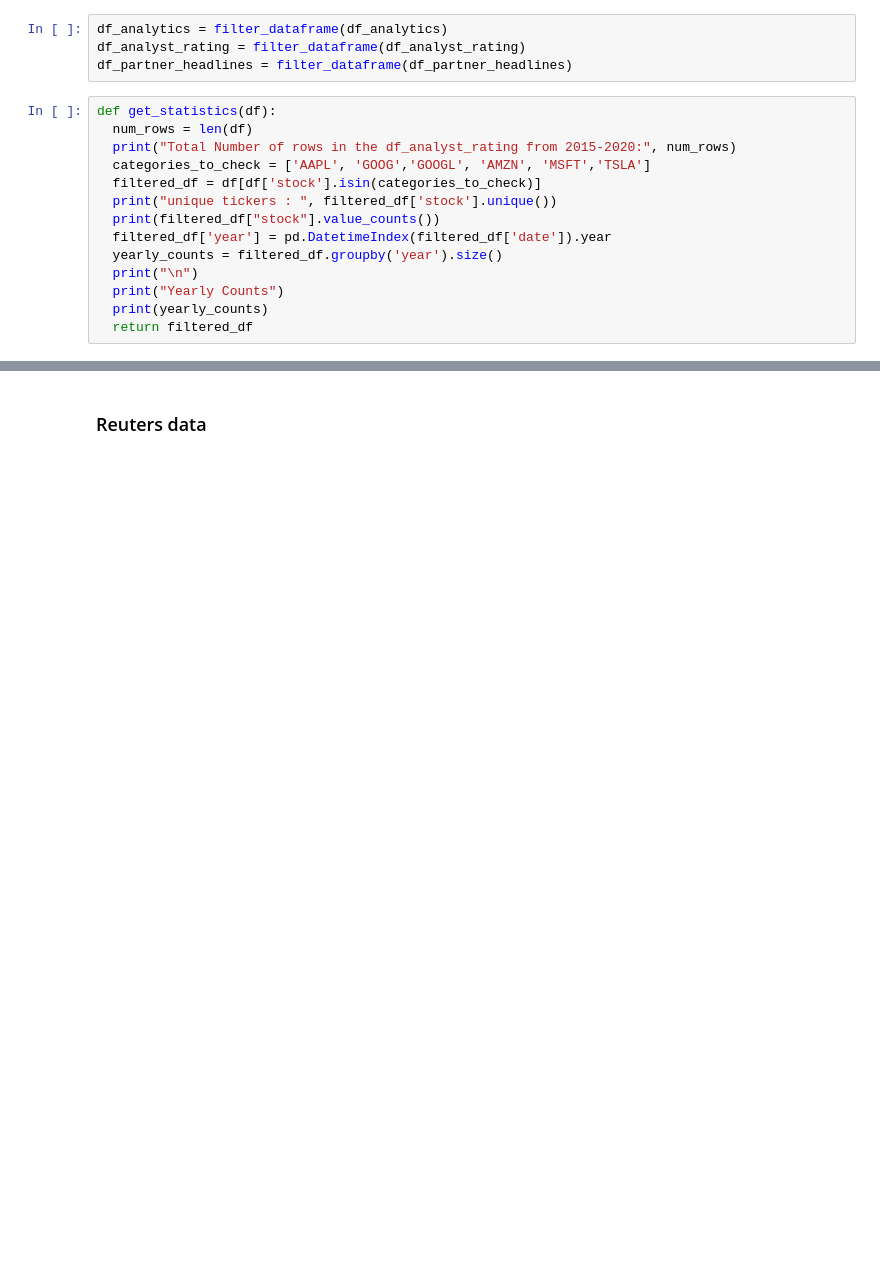
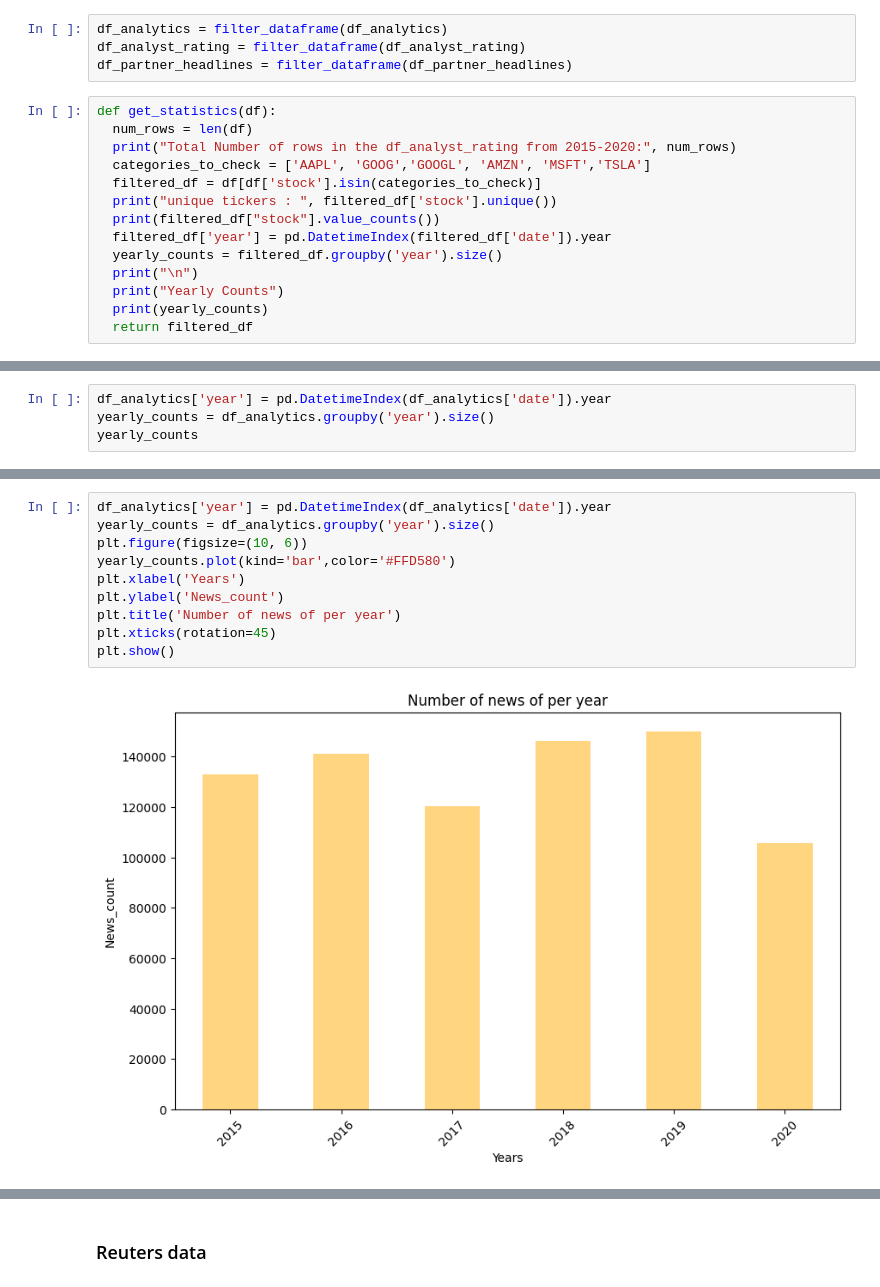
Before and after one commit to sohamthirty/Stock-Price-Prediction-with-Sentiment-Analysis, a Jupyter notebook: Financial_news.ipynb, the cells around one changed output, grey strips where cells are left out. Cells and saved outputs as stored; diff of their text form; blank space fills up the shorter version.

```diff
--- a/Financial_news.ipynb
+++ b/Financial_news.ipynb
@@ -130,0 +147,4 @@ dtype: int64
+# %%
+df_analytics['year'] = pd.DatetimeIndex(df_analytics['date']).year
+yearly_counts = df_analytics.groupby('year').size()
+yearly_counts
@@ -130,0 +160,12 @@ dtype: int64
+# %%
+df_analytics['year'] = pd.DatetimeIndex(df_analytics['date']).year
+yearly_counts = df_analytics.groupby('year').size()
+plt.figure(figsize=(10, 6))
+yearly_counts.plot(kind='bar',color='#FFD580')
+plt.xlabel('Years')
+plt.ylabel('News_count')
+plt.title('Number of news of per year')
+plt.xticks(rotation=45)
+plt.show()
+# %% [output]
+[figure, added]
```
Also changed, not shown: parts of 16 cells of this notebook.
